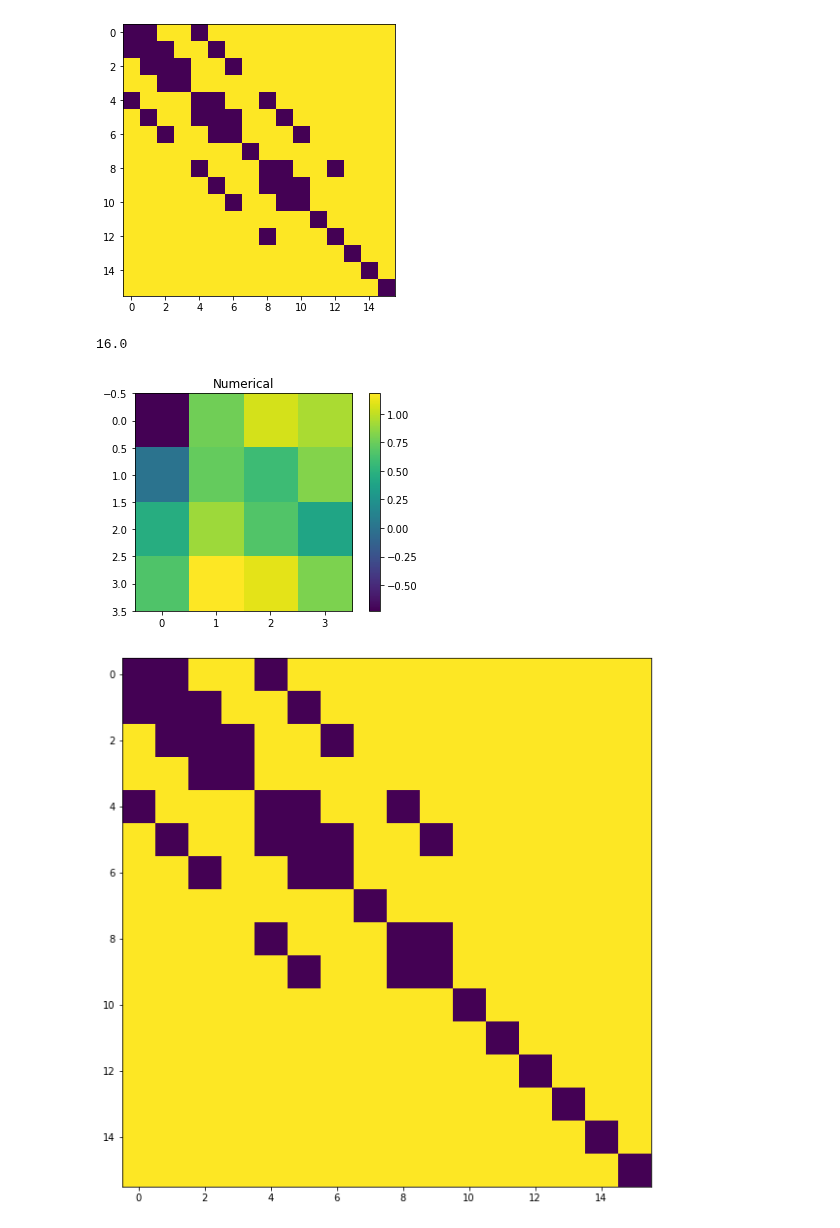
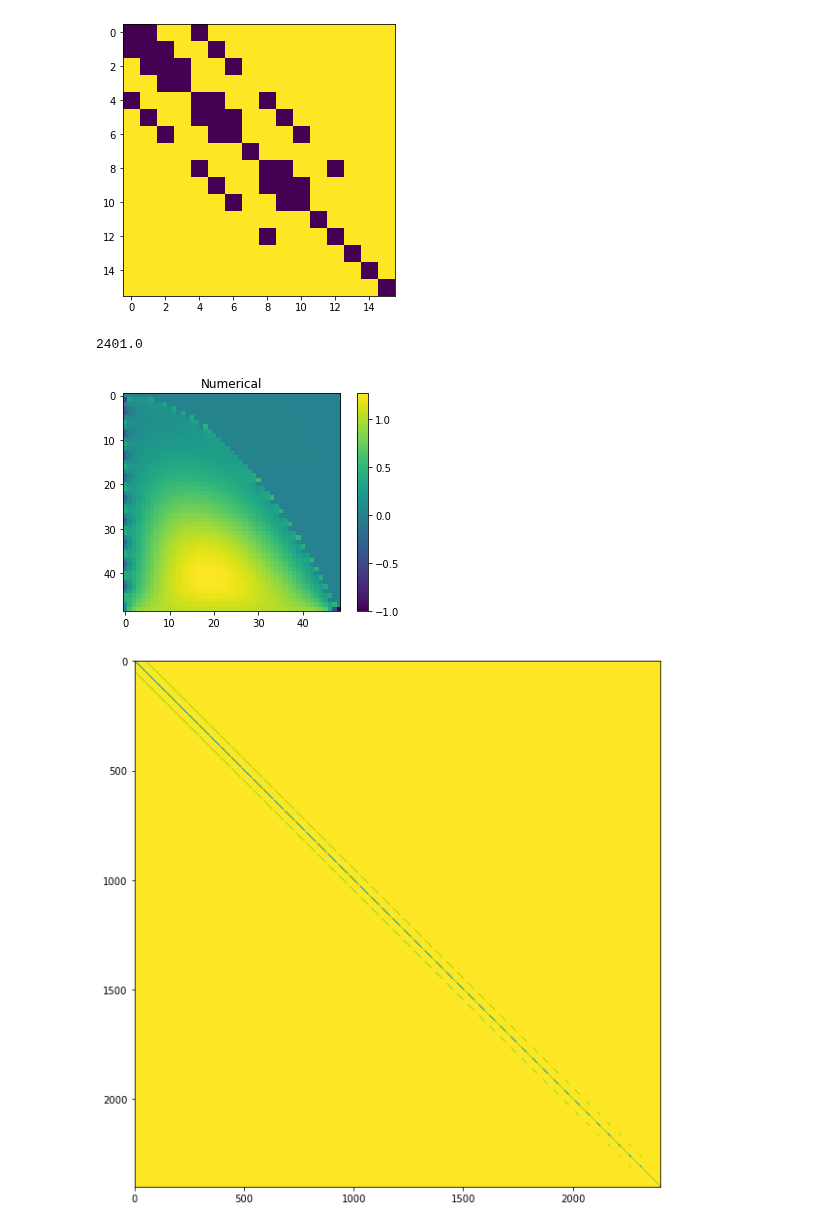
Before and after one commit to aledha/TMA4212-NumDiffDiff, a Jupyter notebook: Project 1/OleScribbles.ipynb, the cells around one changed output. Saved outputs shown, nothing was run; the diff lists cells and outputs as text; code cells hidden in the pictures.

Commit message:
omega2

```diff
--- a/Project 1/OleScribbles.ipynb
+++ b/Project 1/OleScribbles.ipynb
@@ -2,16 +2,17 @@
 import numpy as np
 import matplotlib.pyplot as plt
 # %%
-num_points = 10
-x = np.linspace(0, 1, num_points)
-y = np.linspace(0, 1, num_points)
-def bool_domain_gen(x, y, num_points):
+num_points = 15
+
+def bool_domain_gen(num_points):
+    x = np.linspace(0, 1, num_points)
+    y = np.linspace(0, 1, num_points)
     x_g, y_g = np.meshgrid(x, np.sqrt(1-y))
     y_g = y_g[::-1]
     bool_domain = x_g < y_g
     return bool_domain
 
-bool_domain = bool_domain_gen(x, y, num_points)
+bool_domain = bool_domain_gen(num_points)
 
 
 plt.figure(figsize = (4,4))
@@ -21,0 +23,9 @@ plt.imshow(bool_domain)
+# %%
+def domain2(dom_mx):
+    vec = np.zeros(len(dom_mx[0,:]))
+    for i in range(len(vec)):
+        vec[i] = np.sum(dom_mx[i])
+    vec = np.flip(vec).astype(int)
+    return vec
+
+print(domain2(bool_domain))
@@ -147,8 +159,8 @@ def equation_fixer(A, g2, domain_vec, M, b_function):
             if A[i,i+1] == 0 or A[i, i+len(domain_vec)] == 0:
                 x_p = (i%len(domain_vec)+1)*h
                 y_p = (i//len(domain_vec)+1)*h
-                eta = 1 - x_p**2 - y_p
-                xsi = np.sqrt(1-y_p) - x_p
+                eta = (1 - x_p**2 - y_p)/h
+                xsi = (np.sqrt(1-y_p) - x_p)/h
 
                 A[i,i] = -(-2/xsi - 2/eta)
                 if i > 0:
@@ -226,7 +238,7 @@ def hyper_f_fixer(function_vec, domain_vec):
             mod_f_vec[i] = 0
     return mod_f_vec
 # %%
-M = 5
+M = 50
 h = 1/M
 a = 1
 
@@ -262,36 +274,36 @@ def f(x, y):
 x = np.linspace(0, 1, M+1)
 y = np.linspace(0, 1, M+1)
 xx, yy = np.meshgrid(x, y)
 fmat = f(xx, yy)[1:-1, 1:-1]
 fvec = fmat.flatten()
 U_exact = u_exact(xx, yy)
 b = U_exact[0, :]
 t = U_exact[-1, :]
 l = U_exact[:, 0]
 r = U_exact[:, -1]
 boundaries = [l,t,r,b]
 
 
 
 
-omega = domain(M-1)
+omega = domain2(bool_domain_gen(M-1))
 
 #hyper_funtion = hyper_f_fixer(np.ones((M-1)**2), omega)
 
 A = triblock_mod(C, B, M, omega)
 
 A, g2 = equation_fixer(A, g2, omega, M, hyper_bndry_func)
 
 U_vec = np.linalg.solve(A, -g2 - fvec*h**2)
 U = U_vec.reshape((M-1, M-1))[::-1]
 
 plt.title('Numerical')
 plt.imshow(U)
 plt.colorbar()
 plt.show()
 # %% [output]
-16.0
+2401.0
-[figure, old version]
+[figure, new version]
 # %%
 plt.figure(0, figsize = (10,10))
 for i in range(int(np.sqrt(np.size(A)))):
@@ -303,7 +315,7 @@ for i in range(int(np.sqrt(np.size(A)))):
 plt.imshow(A)
 plt.show()
 # %% [output]
-[figure, old version]
+[figure, new version]
 # %%
 g_mx = np.flip((g2).reshape((M-1,M-1)), 0)
 plt.figure(0, figsize = (10,10))
```
Also changed, not shown: parts of 4 cells of this notebook.
